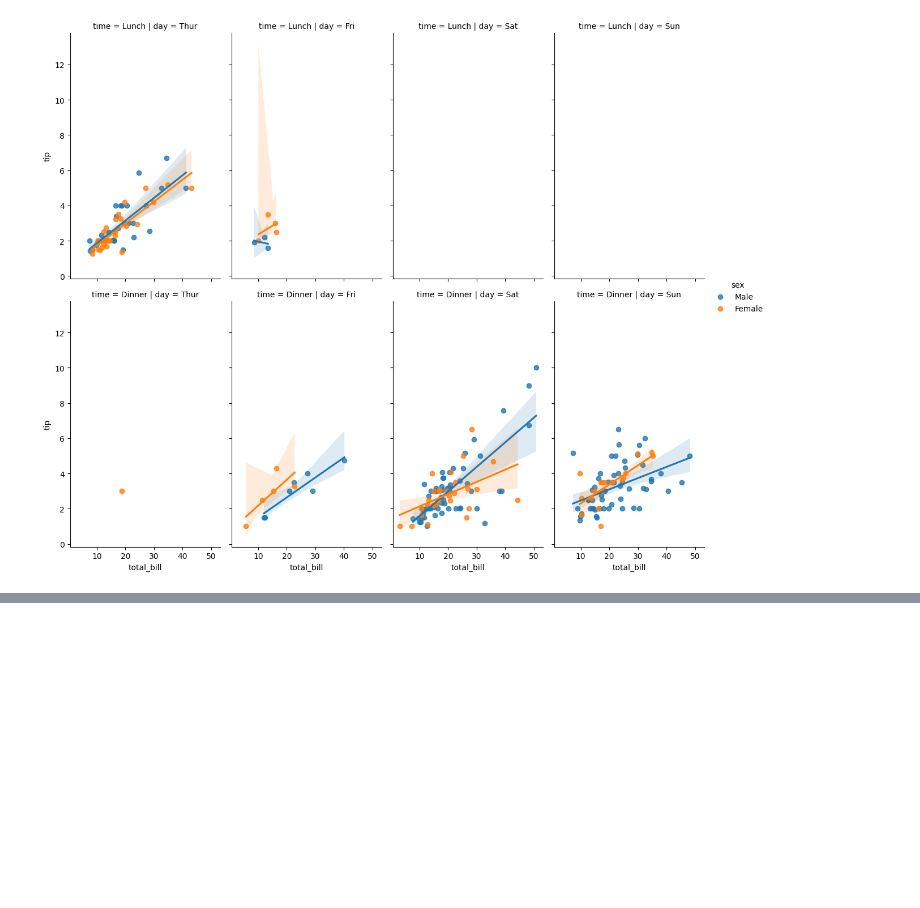
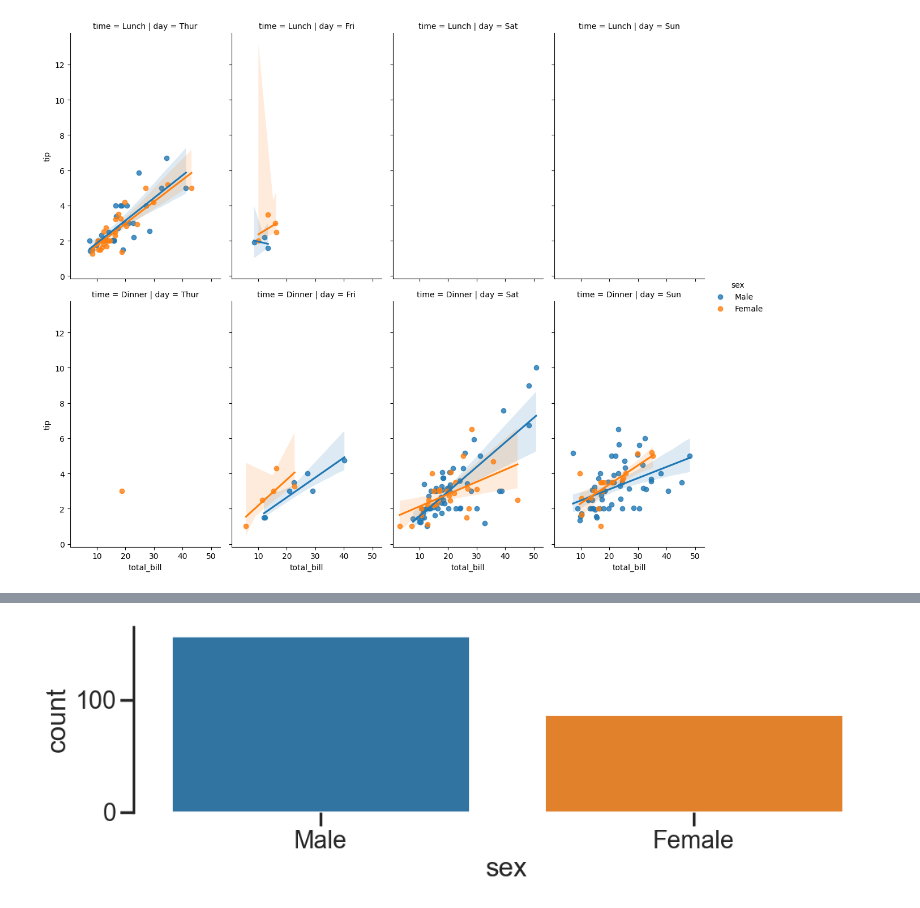
Before and after one commit to LorenzoRottigni/md-documentations, a Jupyter notebook: machine-learning/udemy-bootcamp/06-seaborn/06-seaborn.ipynb, the cells around one changed output, grey strips where cells are left out. Cells and saved outputs as stored; diff of their text form; code cells hidden in the pictures; blank space fills up the shorter version.

Commit message:
FEAT: 06-seaborn part 6

```diff
--- a/machine-learning/udemy-bootcamp/06-seaborn/06-seaborn.ipynb
+++ b/machine-learning/udemy-bootcamp/06-seaborn/06-seaborn.ipynb
@@ -316,0 +319,5 @@ sns.lmplot(
+# %%
+import seaborn as sns
+%matplotlib inline
+tips = sns.load_dataset('tips')
+tips.head()
@@ -316,0 +331,26 @@ sns.lmplot(
+# %%
+import matplotlib.pyplot as plt
+
+# overwrites the default seaborn styles
+sns.set_context(
+    # paper, notebook, talk, poster
+    'poster',
+    # font size of the labels
+    # font_scale=3
+)
+
+# Change the size of the splot using core matplotlib
+# It's possible to use matplotlib in combination with seaborn
+plt.figure(figsize=(12,3))
+
+sns.set_style(
+    # ticks at the edge of the plot
+    'ticks'
+    # 'darkgrid'
+    # 'whitegrid'
+)
+sns.countplot(x='sex',data=tips)
+# remove the top and right spines
+sns.despine(top=True, bottom=True)
+# %% [output]
+[figure, added]
```
Also changed, not shown: parts of 3 cells of this notebook, 1 other file.
